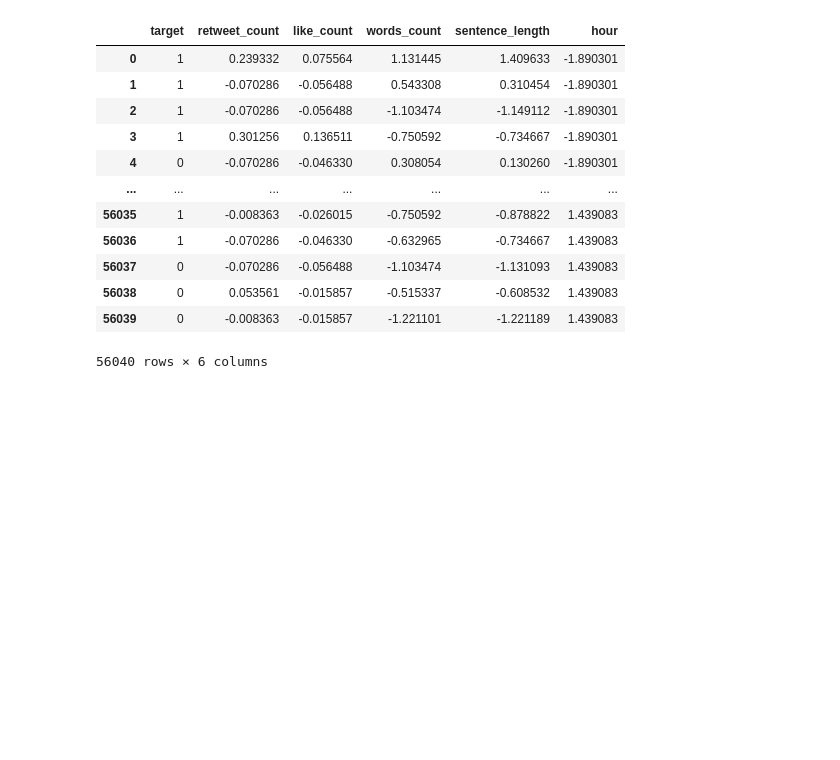
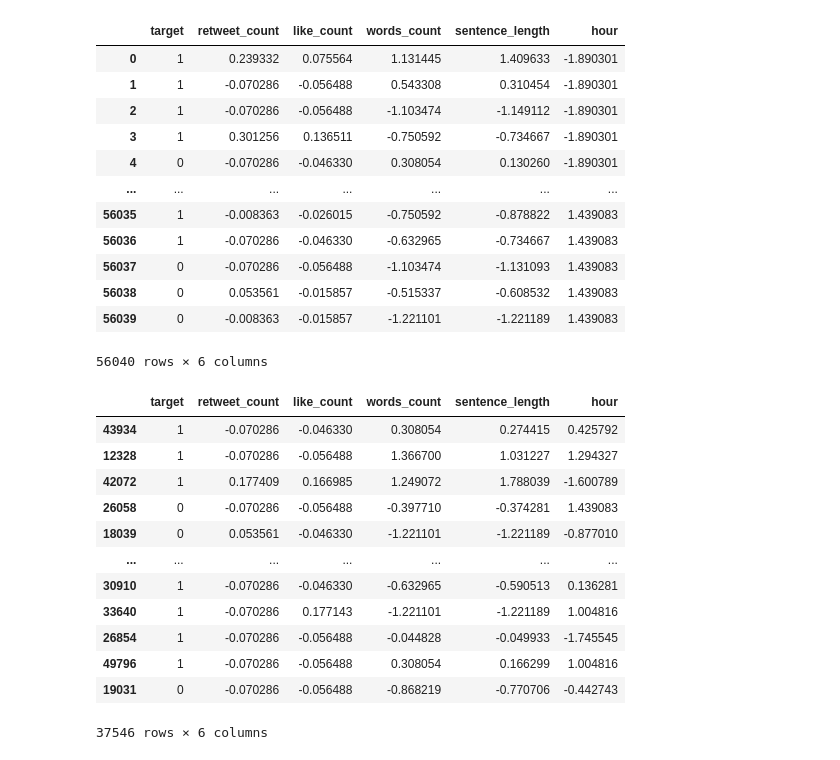
Before and after one commit to XingyuChenTim/5922NeuralNetsProject, a Jupyter notebook: preprocessing.ipynb, the cells around one changed output. Drawn from its saved outputs; the diff is of its cells as text; code cells hidden in the pictures; blank space fills up the shorter version.

```diff
--- a/preprocessing.ipynb
+++ b/preprocessing.ipynb
@@ -222,3 +224,22 @@ final_result
 | 56038 | 0 | 0.053561 | -0.015857 | -0.515337 | -0.608532 | 1.439083 |
 | 56039 | 0 | -0.008363 | -0.015857 | -1.221101 | -1.221189 | 1.439083 |
 56040 rows × 6 columns
+# %%
+from sklearn.model_selection import train_test_split
+train, test = train_test_split(final_result, test_size=0.33)
+# %%
+train
+# %% [output]
+|  | target | retweet_count | like_count | words_count | sentence_length | hour |
+| 43934 | 1 | -0.070286 | -0.046330 | 0.308054 | 0.274415 | 0.425792 |
+| 12328 | 1 | -0.070286 | -0.056488 | 1.366700 | 1.031227 | 1.294327 |
+| 42072 | 1 | 0.177409 | 0.166985 | 1.249072 | 1.788039 | -1.600789 |
+| 26058 | 0 | -0.070286 | -0.056488 | -0.397710 | -0.374281 | 1.439083 |
+| 18039 | 0 | 0.053561 | -0.046330 | -1.221101 | -1.221189 | -0.877010 |
+| ... | ... | ... | ... | ... | ... | ... |
+| 30910 | 1 | -0.070286 | -0.046330 | -0.632965 | -0.590513 | 0.136281 |
+| 33640 | 1 | -0.070286 | 0.177143 | -1.221101 | -1.221189 | 1.004816 |
+| 26854 | 1 | -0.070286 | -0.056488 | -0.044828 | -0.049933 | -1.745545 |
+| 49796 | 1 | -0.070286 | -0.056488 | 0.308054 | 0.166299 | 1.004816 |
+| 19031 | 0 | -0.070286 | -0.056488 | -0.868219 | -0.770706 | -0.442743 |
+37546 rows × 6 columns
```
Also changed, not shown: parts of 3 cells of this notebook, 12 other files.
